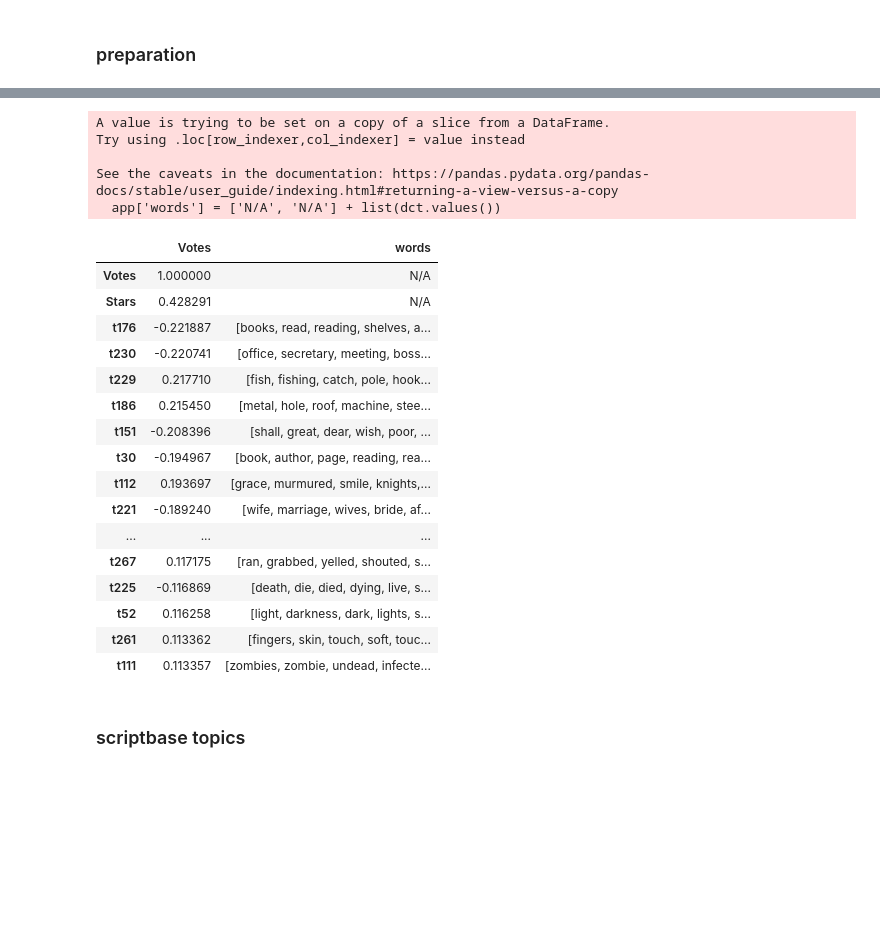
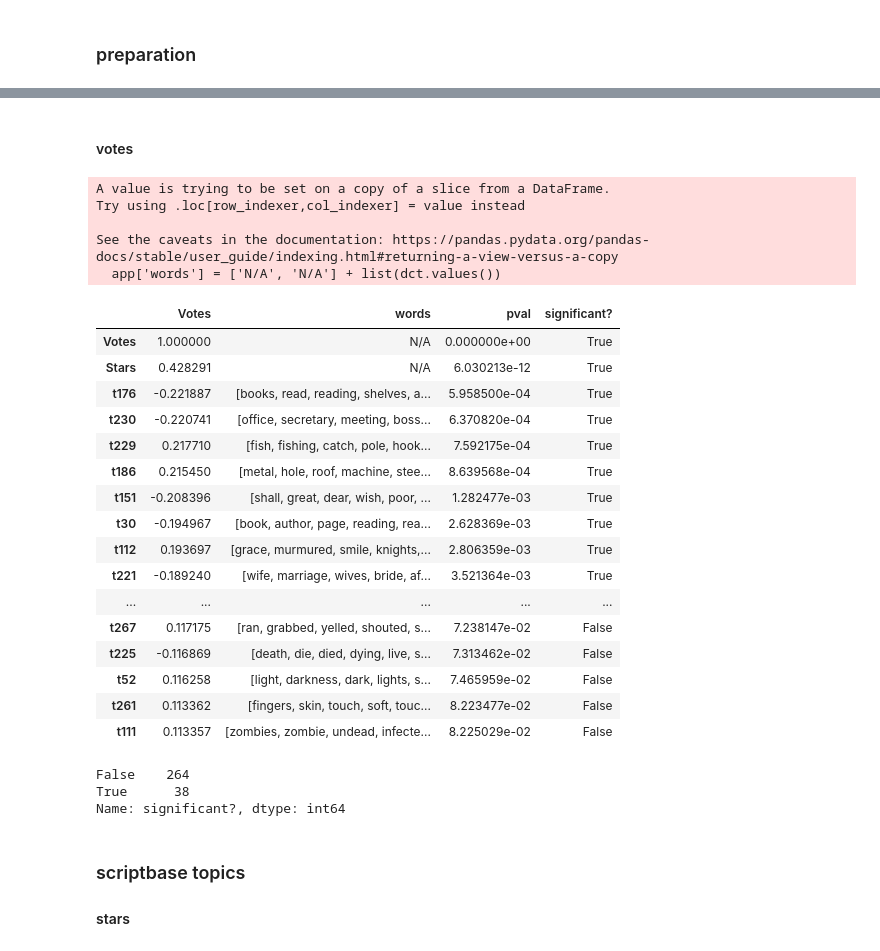
Before and after one commit to MarijkeBeersmans/CLS-project, a Jupyter notebook: Correlation.ipynb, the cells around one changed output, grey strips where cells are left out. Saved outputs shown, nothing was run; the diff lists cells and outputs as text; code cells hidden in the pictures; blank space fills up the shorter version.

```diff
--- a/Correlation.ipynb
+++ b/Correlation.ipynb
@@ -274,32 +312,52 @@ Index(['Stars', 'Votes', 't83', 't188', 't274', 't230', 't273', 't204', 't196',
+# %% [markdown]
+#### votes
 # %%
 topics = books.drop(columns=to_drop, inplace=False)
-corr = topics.corr(method='spearman')
+# print(topics.columns)
+rho, pval = spearmanr(topics)
+corr = pd.DataFrame(rho, columns=topics.columns, index=topics.columns)
+pvaldf = pd.DataFrame(pval, columns=topics.columns, index=topics.columns)
+pvald = dict(zip(topics.columns, pvaldf['Votes']))
+
 app = corr[['Stars', 'Votes']]
 app['words'] = ['N/A', 'N/A'] + list(dct.values())
-rho = app.drop(columns=['Stars']).fillna(0).sort_values(by='Votes', ascending=False, key=np.abs)[:52]
-rho
+
+rho = app.drop(columns=['Stars']).fillna(0).sort_values(by='Votes', ascending=False, key=np.abs)
+
+rho['pval'] = [pvald[t] for t in rho.index]
+
+rho['significant?'] = [True if value < 0.05 else False for value in rho.pval.values]
+
+rho[:52]
 # %% [output]
 A value is trying to be set on a copy of a slice from a DataFrame.
 Try using .loc[row_indexer,col_indexer] = value instead
 
 See the caveats in the documentation: https://pandas.pydata.org/pandas-docs/stable/user_guide/indexing.html#returning-a-view-versus-a-copy
   app['words'] = ['N/A', 'N/A'] + list(dct.values())
-|  | Votes | words |
-| Votes | 1.000000 | N/A |
-| Stars | 0.428291 | N/A |
-| t176 | -0.221887 | [books, read, reading, shelves, a... |
-| t230 | -0.220741 | [office, secretary, meeting, boss... |
-| t229 | 0.217710 | [fish, fishing, catch, pole, hook... |
-| t186 | 0.215450 | [metal, hole, roof, machine, stee... |
-| t151 | -0.208396 | [shall, great, dear, wish, poor, ... |
-| t30 | -0.194967 | [book, author, page, reading, rea... |
-| t112 | 0.193697 | [grace, murmured, smile, knights,... |
-| t221 | -0.189240 | [wife, marriage, wives, bride, af... |
-| ... | ... | ... |
-| t267 | 0.117175 | [ran, grabbed, yelled, shouted, s... |
-| t225 | -0.116869 | [death, die, died, dying, live, s... |
-| t52 | 0.116258 | [light, darkness, dark, lights, s... |
-| t261 | 0.113362 | [fingers, skin, touch, soft, touc... |
-| t111 | 0.113357 | [zombies, zombie, undead, infecte... |
+|  | Votes | words | pval | significant? |
+| Votes | 1.000000 | N/A | 0.000000e+00 | True |
+| Stars | 0.428291 | N/A | 6.030213e-12 | True |
+| t176 | -0.221887 | [books, read, reading, shelves, a... | 5.958500e-04 | True |
+| t230 | -0.220741 | [office, secretary, meeting, boss... | 6.370820e-04 | True |
+| t229 | 0.217710 | [fish, fishing, catch, pole, hook... | 7.592175e-04 | True |
+| t186 | 0.215450 | [metal, hole, roof, machine, stee... | 8.639568e-04 | True |
+| t151 | -0.208396 | [shall, great, dear, wish, poor, ... | 1.282477e-03 | True |
+| t30 | -0.194967 | [book, author, page, reading, rea... | 2.628369e-03 | True |
+| t112 | 0.193697 | [grace, murmured, smile, knights,... | 2.806359e-03 | True |
+| t221 | -0.189240 | [wife, marriage, wives, bride, af... | 3.521364e-03 | True |
+| ... | ... | ... | ... | ... |
+| t267 | 0.117175 | [ran, grabbed, yelled, shouted, s... | 7.238147e-02 | False |
+| t225 | -0.116869 | [death, die, died, dying, live, s... | 7.313462e-02 | False |
+| t52 | 0.116258 | [light, darkness, dark, lights, s... | 7.465959e-02 | False |
+| t261 | 0.113362 | [fingers, skin, touch, soft, touc... | 8.223477e-02 | False |
+| t111 | 0.113357 | [zombies, zombie, undead, infecte... | 8.225029e-02 | False |
+# %%
+rho['significant?'].value_counts()
+# %% [output]
+False    264
+True      38
+Name: significant?, dtype: int64
 # %% [markdown]
 ### scriptbase topics
+#### stars
```
Also changed, not shown: parts of 29 cells of this notebook, 2 other files.
